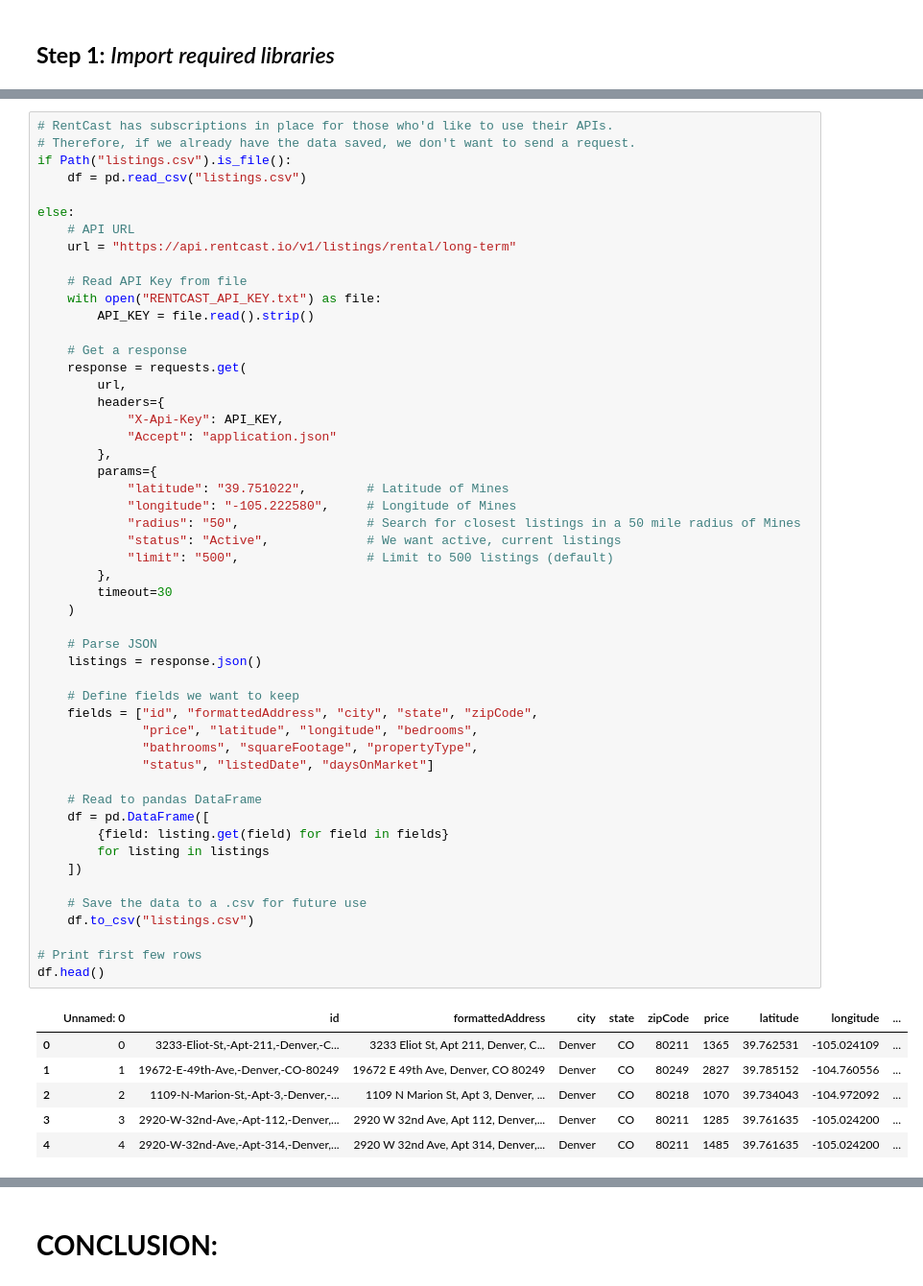
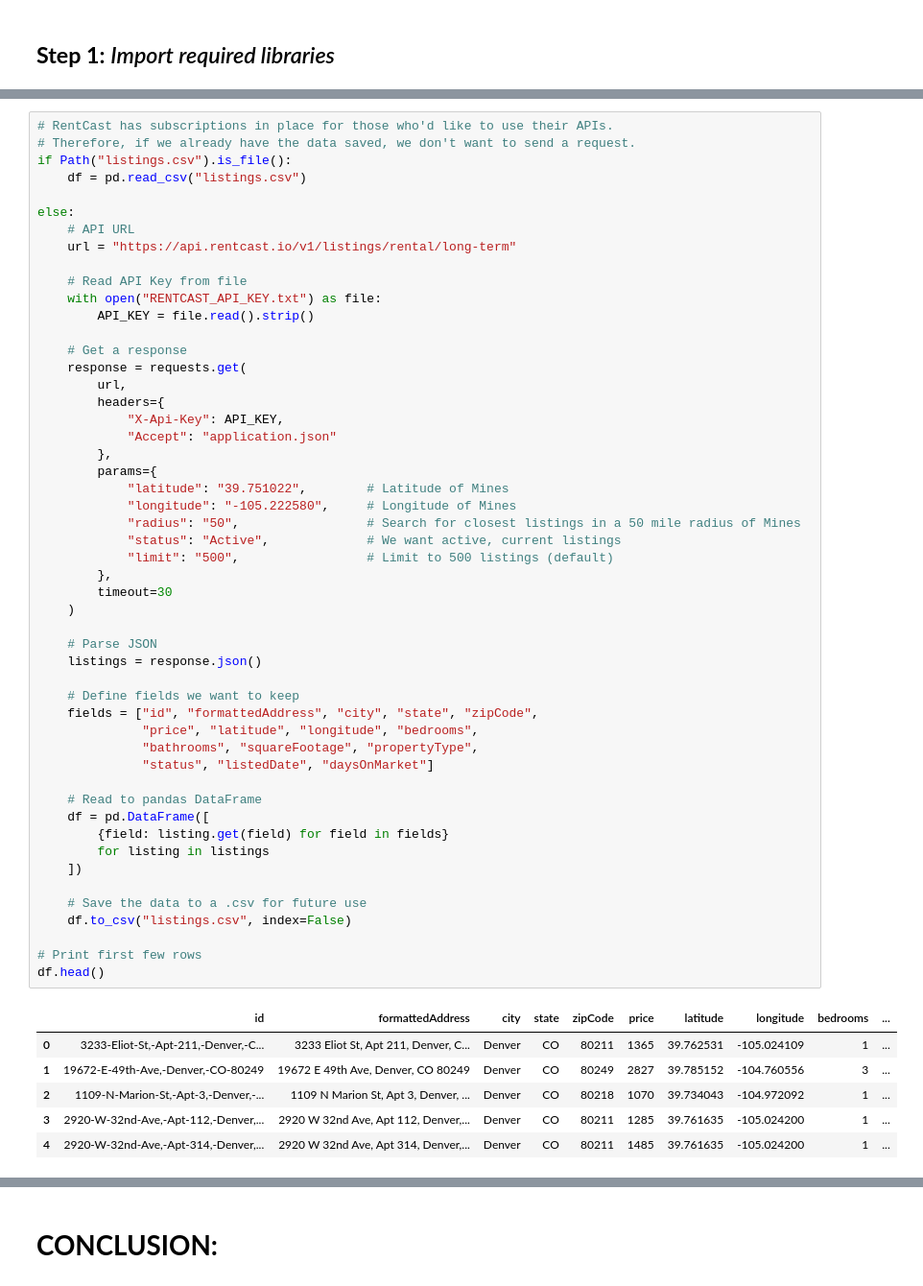
Before and after one commit to aidenzeigler/Apartment-Rent-Predictor, a Jupyter notebook: Project.ipynb, the cells around one changed output, grey strips where cells are left out. Shown at 96% size. Saved outputs shown, nothing was run; the diff lists cells and outputs as text.

```diff
--- a/Project.ipynb
+++ b/Project.ipynb
@@ -72,37 +76,37 @@ else:
         params={
             "latitude": "39.751022",        # Latitude of Mines
             "longitude": "-105.222580",     # Longitude of Mines
             "radius": "50",                 # Search for closest listings in a 50 mile radius of Mines
             "status": "Active",             # We want active, current listings
             "limit": "500",                 # Limit to 500 listings (default)
         },
         timeout=30
     )
 
     # Parse JSON
     listings = response.json()
 
     # Define fields we want to keep
     fields = ["id", "formattedAddress", "city", "state", "zipCode",
               "price", "latitude", "longitude", "bedrooms",
               "bathrooms", "squareFootage", "propertyType",
               "status", "listedDate", "daysOnMarket"]
 
     # Read to pandas DataFrame
     df = pd.DataFrame([
         {field: listing.get(field) for field in fields}
         for listing in listings
     ])
 
     # Save the data to a .csv for future use
-    df.to_csv("listings.csv")
+    df.to_csv("listings.csv", index=False)
 
 # Print first few rows
 df.head()
 # %% [output]
-|  | Unnamed: 0 | id | formattedAddress | city | state | zipCode | price | latitude | longitude | ... |
-| 0 | 0 | 3233-Eliot-St,-Apt-211,-Denver,-C... | 3233 Eliot St, Apt 211, Denver, C... | Denver | CO | 80211 | 1365 | 39.762531 | -105.024109 | ... |
-| 1 | 1 | 19672-E-49th-Ave,-Denver,-CO-80249 | 19672 E 49th Ave, Denver, CO 80249 | Denver | CO | 80249 | 2827 | 39.785152 | -104.760556 | ... |
-| 2 | 2 | 1109-N-Marion-St,-Apt-3,-Denver,-... | 1109 N Marion St, Apt 3, Denver, ... | Denver | CO | 80218 | 1070 | 39.734043 | -104.972092 | ... |
-| 3 | 3 | 2920-W-32nd-Ave,-Apt-112,-Denver,... | 2920 W 32nd Ave, Apt 112, Denver,... | Denver | CO | 80211 | 1285 | 39.761635 | -105.024200 | ... |
-| 4 | 4 | 2920-W-32nd-Ave,-Apt-314,-Denver,... | 2920 W 32nd Ave, Apt 314, Denver,... | Denver | CO | 80211 | 1485 | 39.761635 | -105.024200 | ... |
+|  | id | formattedAddress | city | state | zipCode | price | latitude | longitude | bedrooms | ... |
+| 0 | 3233-Eliot-St,-Apt-211,-Denver,-C... | 3233 Eliot St, Apt 211, Denver, C... | Denver | CO | 80211 | 1365 | 39.762531 | -105.024109 | 1 | ... |
+| 1 | 19672-E-49th-Ave,-Denver,-CO-80249 | 19672 E 49th Ave, Denver, CO 80249 | Denver | CO | 80249 | 2827 | 39.785152 | -104.760556 | 3 | ... |
+| 2 | 1109-N-Marion-St,-Apt-3,-Denver,-... | 1109 N Marion St, Apt 3, Denver, ... | Denver | CO | 80218 | 1070 | 39.734043 | -104.972092 | 1 | ... |
+| 3 | 2920-W-32nd-Ave,-Apt-112,-Denver,... | 2920 W 32nd Ave, Apt 112, Denver,... | Denver | CO | 80211 | 1285 | 39.761635 | -105.024200 | 1 | ... |
+| 4 | 2920-W-32nd-Ave,-Apt-314,-Denver,... | 2920 W 32nd Ave, Apt 314, Denver,... | Denver | CO | 80211 | 1485 | 39.761635 | -105.024200 | 1 | ... |
```
Also changed, not shown: parts of 35 cells of this notebook.
